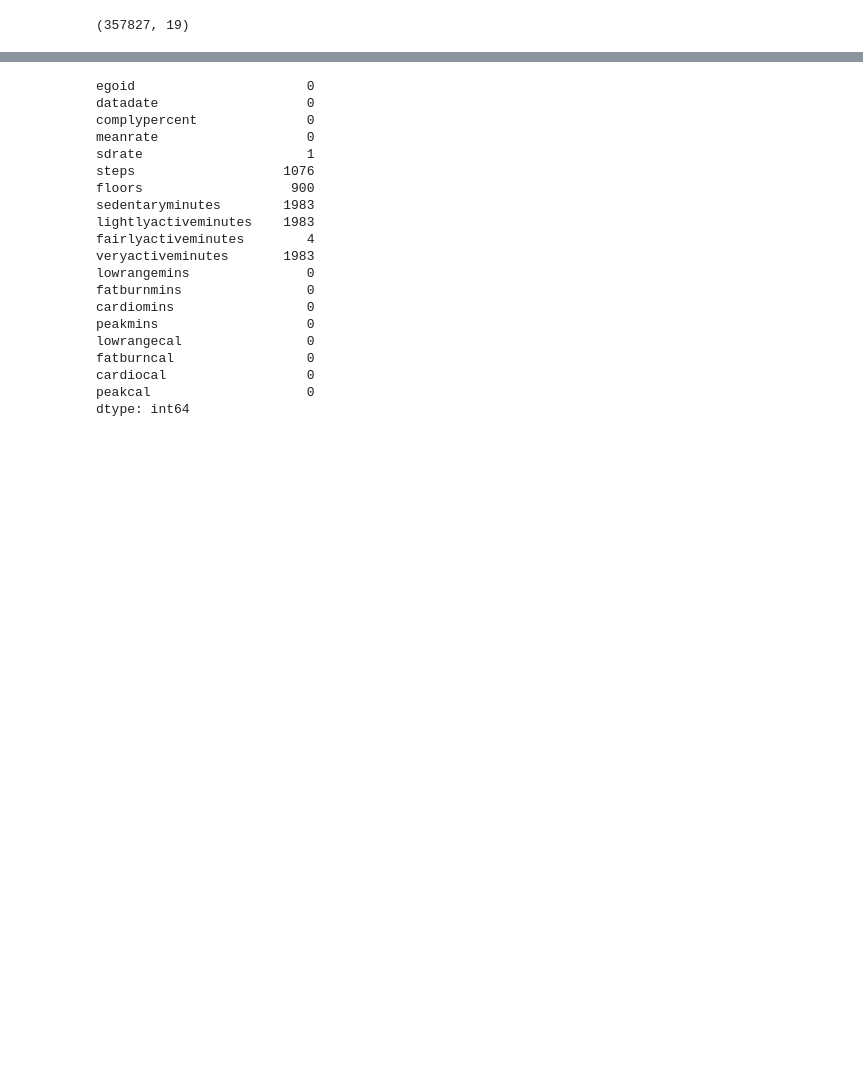
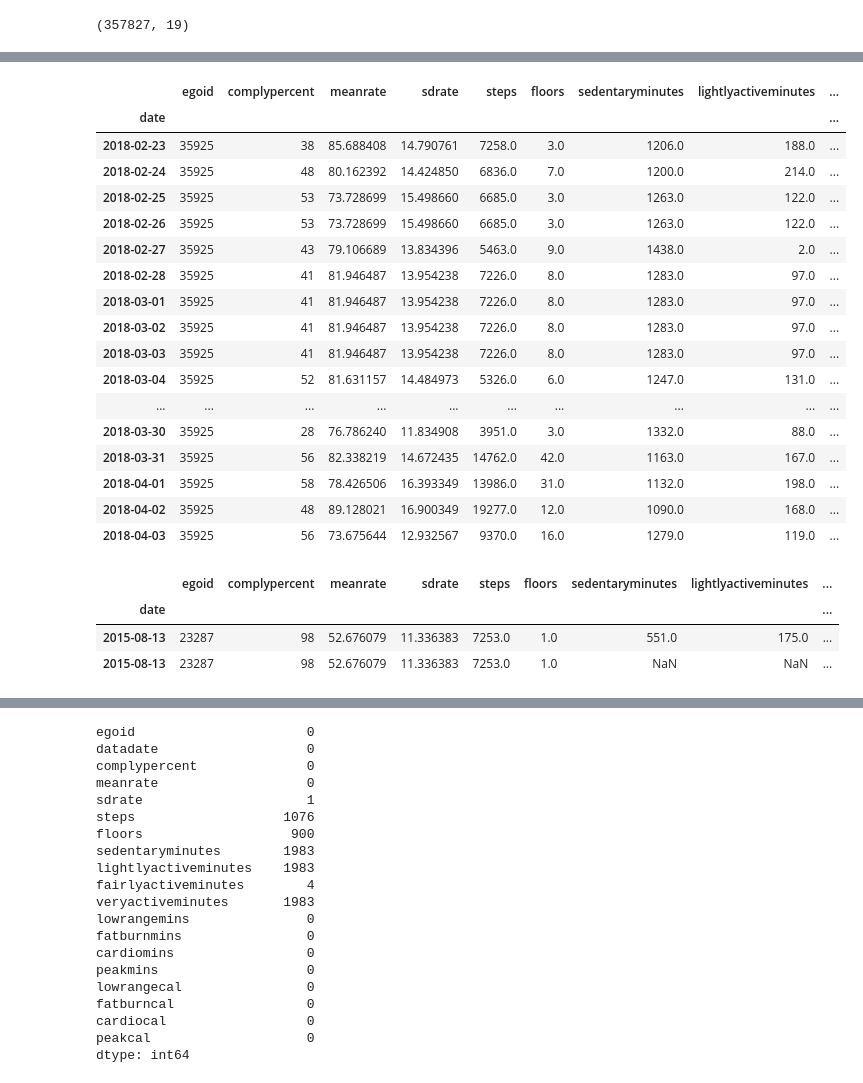
Before and after one commit to melaniaczobit/Major-Research-Project, a Jupyter notebook: MRP.ipynb, the cells around one changed output, grey strips where cells are left out. Cells and saved outputs as stored; diff of their text form; code cells hidden in the pictures; blank space fills up the shorter version.

```diff
--- a/MRP.ipynb
+++ b/MRP.ipynb
@@ -53,3 +60,43 @@ Data columns (total 19 columns):
  18  peakcal               357827 non-null  float64
 dtypes: datetime64[ns](1), float64(12), int64(6)
 memory usage: 51.9 MB
+# %%
+df2 = df.copy()
+df2 = df2.set_index(['date'])
+# df2 = df2.resample('D').ffill()
+# df2=df2.groupby('egoid').resample('D').ffill()
+# df2 = df2.groupby(level=1).ffill()
+# df2
+# df2[df2.egoid==35925]
+# %%
+# df2.head(50)
+b = df2[df2.egoid==35925].resample('D').ffill()
+b.tail(40)
+# %% [output]
+|  | egoid | complypercent | meanrate | sdrate | steps | floors | sedentaryminutes | lightlyactiveminutes | ... |
+| date |  |  |  |  |  |  |  |  | ... |
+| 2018-02-23 | 35925 | 38 | 85.688408 | 14.790761 | 7258.0 | 3.0 | 1206.0 | 188.0 | ... |
+| 2018-02-24 | 35925 | 48 | 80.162392 | 14.424850 | 6836.0 | 7.0 | 1200.0 | 214.0 | ... |
+| 2018-02-25 | 35925 | 53 | 73.728699 | 15.498660 | 6685.0 | 3.0 | 1263.0 | 122.0 | ... |
+| 2018-02-26 | 35925 | 53 | 73.728699 | 15.498660 | 6685.0 | 3.0 | 1263.0 | 122.0 | ... |
+| 2018-02-27 | 35925 | 43 | 79.106689 | 13.834396 | 5463.0 | 9.0 | 1438.0 | 2.0 | ... |
+| 2018-02-28 | 35925 | 41 | 81.946487 | 13.954238 | 7226.0 | 8.0 | 1283.0 | 97.0 | ... |
+| 2018-03-01 | 35925 | 41 | 81.946487 | 13.954238 | 7226.0 | 8.0 | 1283.0 | 97.0 | ... |
+| 2018-03-02 | 35925 | 41 | 81.946487 | 13.954238 | 7226.0 | 8.0 | 1283.0 | 97.0 | ... |
+| 2018-03-03 | 35925 | 41 | 81.946487 | 13.954238 | 7226.0 | 8.0 | 1283.0 | 97.0 | ... |
+| 2018-03-04 | 35925 | 52 | 81.631157 | 14.484973 | 5326.0 | 6.0 | 1247.0 | 131.0 | ... |
+| ... | ... | ... | ... | ... | ... | ... | ... | ... | ... |
+| 2018-03-30 | 35925 | 28 | 76.786240 | 11.834908 | 3951.0 | 3.0 | 1332.0 | 88.0 | ... |
+| 2018-03-31 | 35925 | 56 | 82.338219 | 14.672435 | 14762.0 | 42.0 | 1163.0 | 167.0 | ... |
+| 2018-04-01 | 35925 | 58 | 78.426506 | 16.393349 | 13986.0 | 31.0 | 1132.0 | 198.0 | ... |
+| 2018-04-02 | 35925 | 48 | 89.128021 | 16.900349 | 19277.0 | 12.0 | 1090.0 | 168.0 | ... |
+| 2018-04-03 | 35925 | 56 | 73.675644 | 12.932567 | 9370.0 | 16.0 | 1279.0 | 119.0 | ... |
+# %%
+# It was found that some indivuals have recorded values for the same given day
+temp = df2[df2.egoid==23287]
+temp.loc['2015-08-13']
+# %% [output]
+|  | egoid | complypercent | meanrate | sdrate | steps | floors | sedentaryminutes | lightlyactiveminutes | ... |
+| date |  |  |  |  |  |  |  |  | ... |
+| 2015-08-13 | 23287 | 98 | 52.676079 | 11.336383 | 7253.0 | 1.0 | 551.0 | 175.0 | ... |
+| 2015-08-13 | 23287 | 98 | 52.676079 | 11.336383 | 7253.0 | 1.0 | NaN | NaN | ... |
```
Also changed, not shown: parts of 9 cells of this notebook.
